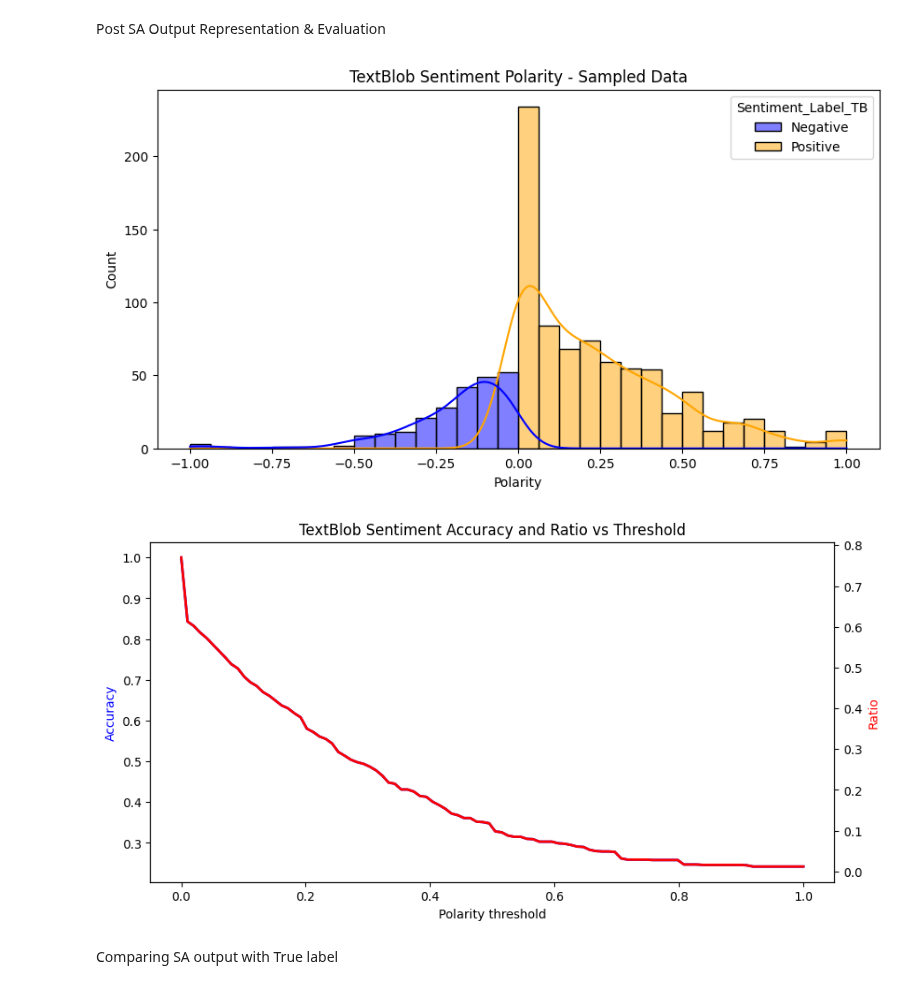
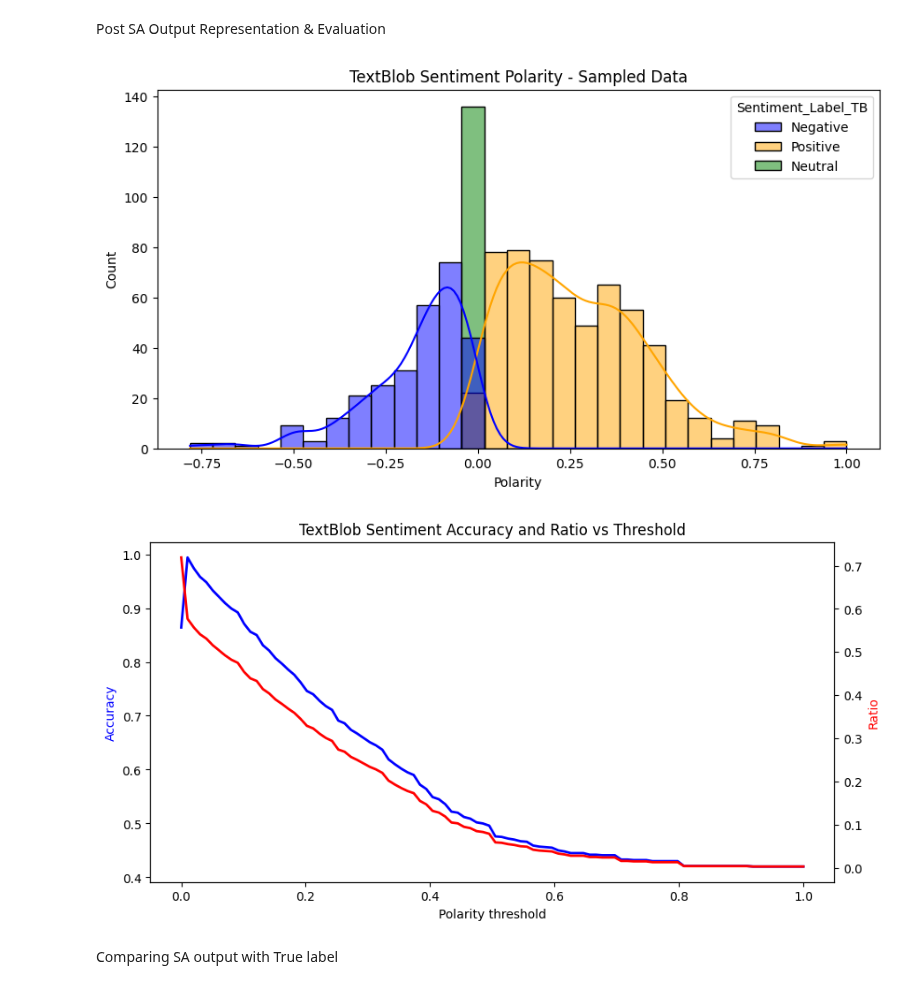
Before and after one commit to wd686/InkSightAnalyzer, a Jupyter notebook: SA [Wudi].ipynb, the cells around one changed output. Cells and saved outputs as stored; diff of their text form; code cells hidden in the pictures.

```diff
--- a/SA [Wudi].ipynb
+++ b/SA [Wudi].ipynb
@@ -119,20 +153,24 @@ Post SA Output Representation & Evaluation
 sampled_df.to_csv('sentiment_analysis_output[WD].csv', index=False)
 # %%
 ###########get df after sentiment analysis
-df_sa=pd.read_csv('sentiment_analysis_output[WD].csv')
+#df_sa=pd.read_csv('sentiment_analysis_output[WD].csv')
+df_sa=pd.read_csv('SA output v2[WD].csv')
 
-df_sa['Sentiment_Label_TB'] = df_sa['TextBlob_Sentiment'].apply(lambda x: 'Positive' if x >= 0 else 'Negative')
+df_sa['Sentiment_Label_TB'] = df_sa['TextBlob_Sentiment'].apply(
+    lambda x: 'Positive' if x > 0 else ('Negative' if x < 0 else 'Neutral')
+)
 df_sa['Sentiment_Label_TB_NB'] = df_sa['TextBlob_NaiveBayes_Sentiment'].apply(lambda x: 'Positive' if x == 'pos' else 'Negative')
 df_sa['Sentiment_Label_VADER'] = df_sa['NLTK_Vader_Sentiment'].apply(lambda x: 'Positive' if x >= 0.05 else ('Negative' if x <= -0.05 else 'Neutral'))
 # %%
 import seaborn as sns
 import matplotlib.pyplot as plt
+import numpy as np
 
 # Plot the distribution
 plt.figure(figsize=(10, 5))
 
 # Histogram of sentiment polarity
-sns.histplot(data=df_sa, x='TextBlob_Sentiment', hue='Sentiment_Label_TB', kde=True, palette={"Positive": "orange", "Negative": "blue"})
+sns.histplot(data=df_sa, x='TextBlob_Sentiment', hue='Sentiment_Label_TB', kde=True, palette={"Positive": "orange", "Negative": "blue","Neutral":"green"})
 
 plt.title("TextBlob Sentiment Polarity - Sampled Data")
 plt.xlabel("Polarity")
@@ -144,35 +182,35 @@ plt.show()
 thresholds = np.linspace(0, 1, 100)
 accuracy = []
 neg_pos_ratio = []
 
 for threshold in thresholds:
     predicted_pos = df_sa['TextBlob_Sentiment'] >= threshold
     actual_pos = df_sa['Sentiment_Label_TB'] == 'Positive'
 
     acc = (predicted_pos == actual_pos).mean()
     ratio = predicted_pos.mean()
 
     accuracy.append(acc)
     neg_pos_ratio.append(ratio)
 
 # Plot the accuracy and ratio
 fig, ax1 = plt.subplots(figsize=(10, 5))
 
 # Accuracy plot
 ax1.plot(thresholds, accuracy, 'b-', label='Accuracy (neg/pos)', linewidth=2)
 ax1.set_xlabel('Polarity threshold')
 ax1.set_ylabel('Accuracy', color='b')
 
 # Share x-axis for ratio
 ax2 = ax1.twinx()
 ax2.plot(thresholds, neg_pos_ratio, 'r-', label='Ratio (neg/pos vs all)', linewidth=2)
 ax2.set_ylabel('Ratio', color='r')
 
 plt.title('TextBlob Sentiment Accuracy and Ratio vs Threshold')
 plt.show()
 # %% [output]
-[figure, old version]
+[figure, new version]
-[figure, old version]
+[figure, new version]
 # %% [markdown]
 Comparing SA output with True label
 # %%
```
Also changed, not shown: parts of 40 cells of this notebook, 4 other files.
